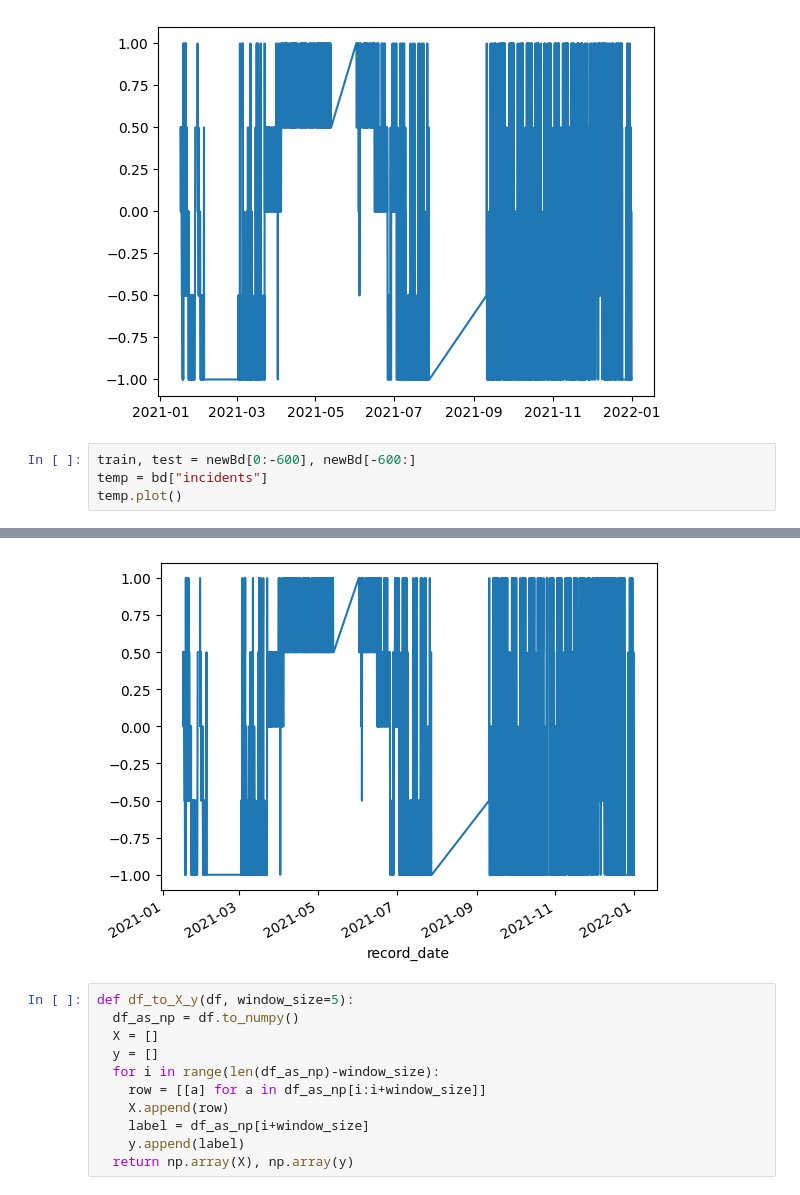
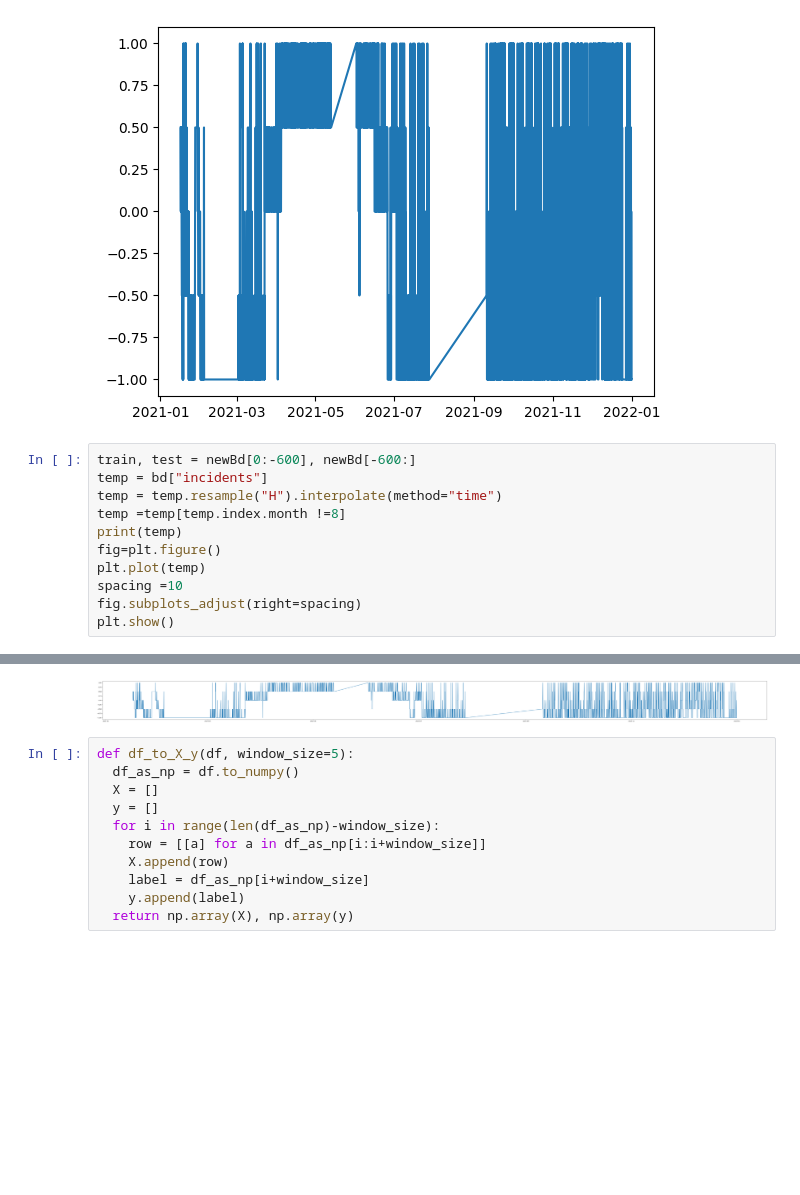
Before and after one commit to SendNugg3ts/CSC, a Jupyter notebook: ModeloKaggleNB.ipynb, the cells around one changed output, grey strips where cells are left out. Saved outputs shown, nothing was run; the diff lists cells and outputs as text; blank space fills up the shorter version.

```diff
--- a/ModeloKaggleNB.ipynb
+++ b/ModeloKaggleNB.ipynb
@@ -62,5 +68,12 @@ newBd = bd[["incidents","record_date"]]
 # %%
 train, test = newBd[0:-600], newBd[-600:]
 temp = bd["incidents"]
-temp.plot()
+temp = temp.resample("H").interpolate(method="time")
+temp =temp[temp.index.month !=8]
+print(temp)
+fig=plt.figure()
+plt.plot(temp)
+spacing =10
+fig.subplots_adjust(right=spacing)
+plt.show()
 # %% [output]
@@ -68,4 +93,4 @@ temp.plot()
-[figure, old version]
+[figure, new version]
 # %%
 def df_to_X_y(df, window_size=5):
   df_as_np = df.to_numpy()
```
Also changed, not shown: parts of 3 cells of this notebook, 2 other files.
